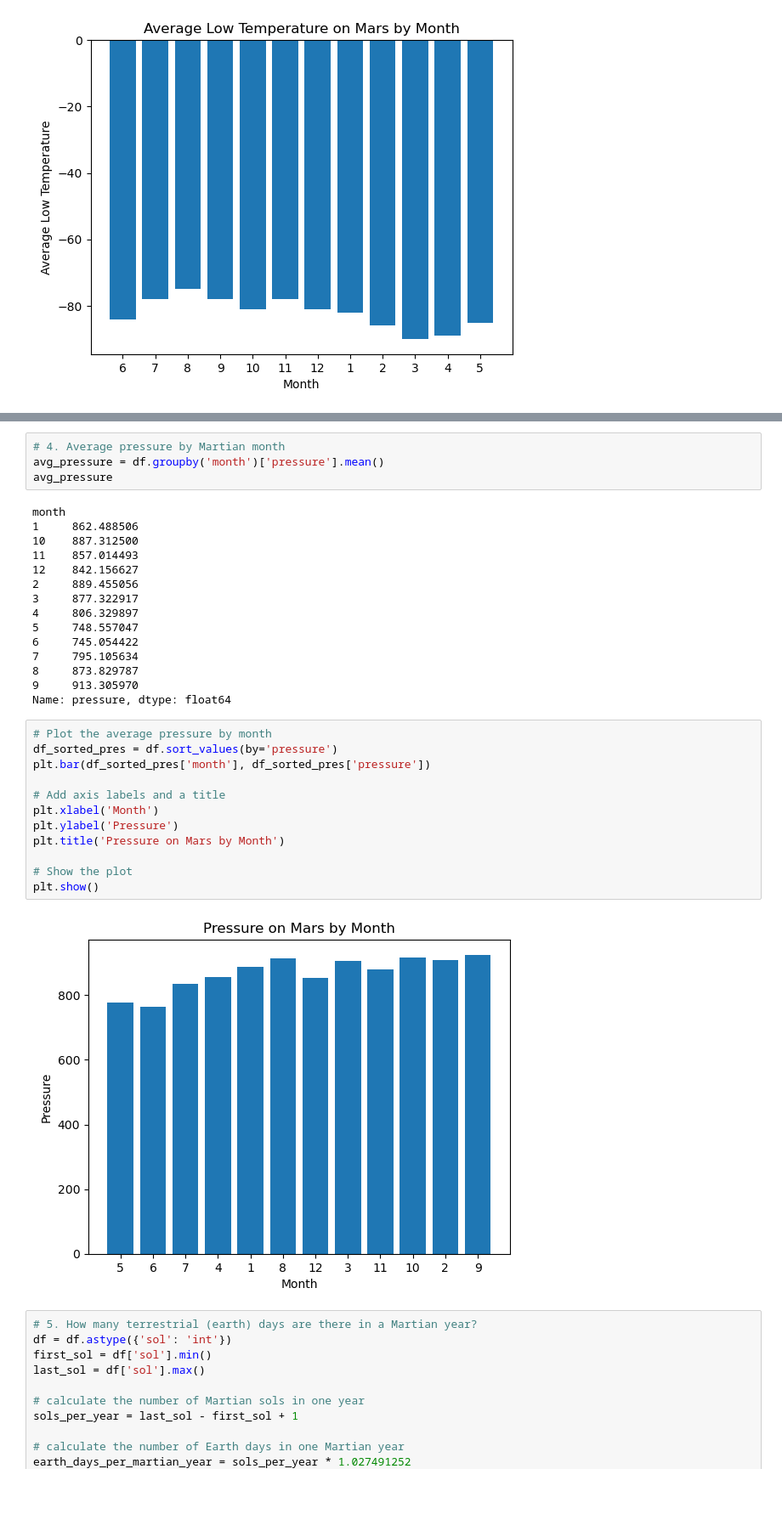
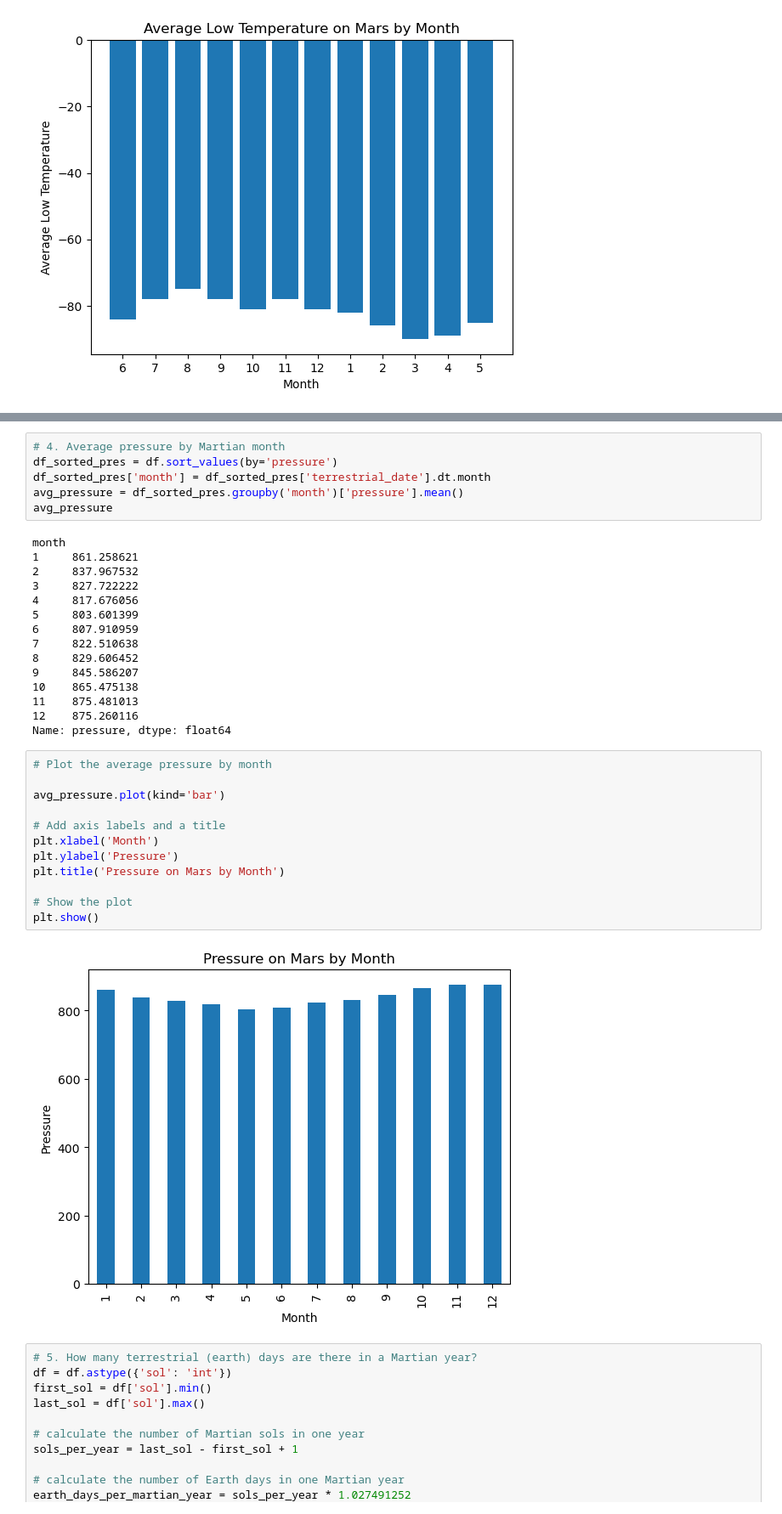
Before and after one commit to srabana12/web-scrapping-analysis-challenge, a Jupyter notebook: part_2_mars_weather.ipynb, the cells around one changed output, grey strips where cells are left out. Shown: that part at 85% size. Cells and saved outputs as stored; diff of their text form; blank space fills up the shorter version.

```diff
--- a/part_2_mars_weather.ipynb
+++ b/part_2_mars_weather.ipynb
@@ -187,37 +188,39 @@ plt.show()
 [figure]
 # %%
 # 4. Average pressure by Martian month
-avg_pressure = df.groupby('month')['pressure'].mean()
+df_sorted_pres = df.sort_values(by='pressure')
+df_sorted_pres['month'] = df_sorted_pres['terrestrial_date'].dt.month
+avg_pressure = df_sorted_pres.groupby('month')['pressure'].mean()
 avg_pressure
 # %% [output]
 month
-1     862.488506
-10    887.312500
-11    857.014493
-12    842.156627
-2     889.455056
-3     877.322917
-4     806.329897
-5     748.557047
-6     745.054422
-7     795.105634
-8     873.829787
-9     913.305970
+1     861.258621
+2     837.967532
+3     827.722222
+4     817.676056
+5     803.601399
+6     807.910959
+7     822.510638
+8     829.606452
+9     845.586207
+10    865.475138
+11    875.481013
+12    875.260116
 Name: pressure, dtype: float64
 # %%
 # Plot the average pressure by month
-df_sorted_pres = df.sort_values(by='pressure')
-plt.bar(df_sorted_pres['month'], df_sorted_pres['pressure'])
+
+avg_pressure.plot(kind='bar')
 
 # Add axis labels and a title
 plt.xlabel('Month')
 plt.ylabel('Pressure')
 plt.title('Pressure on Mars by Month')
 
 # Show the plot
 plt.show()
 # %% [output]
-[figure, old version]
+[figure, new version]
 # %%
 # 5. How many terrestrial (earth) days are there in a Martian year?
 df = df.astype({'sol': 'int'})
```
Also changed, not shown: parts of 1 cell of this notebook.
